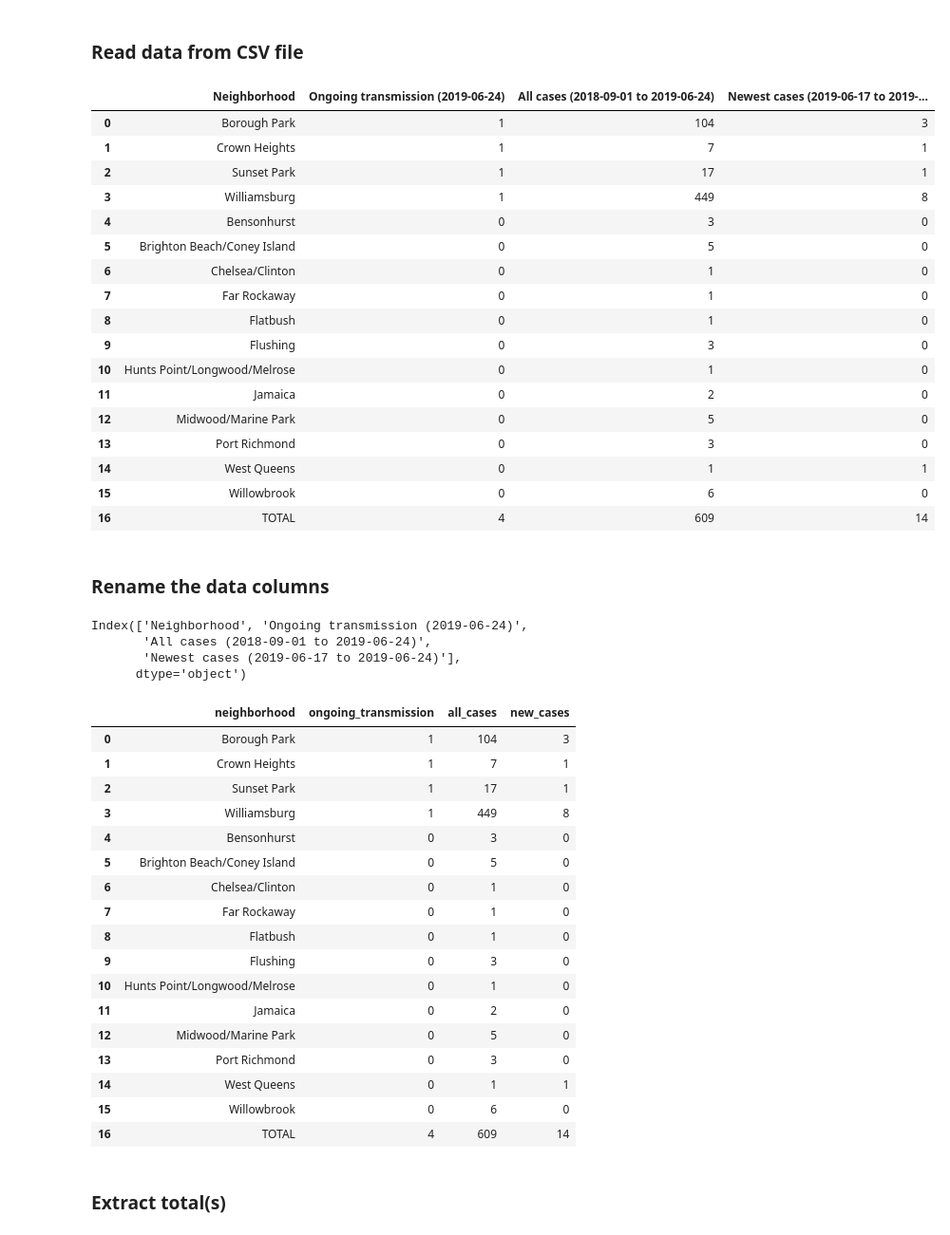
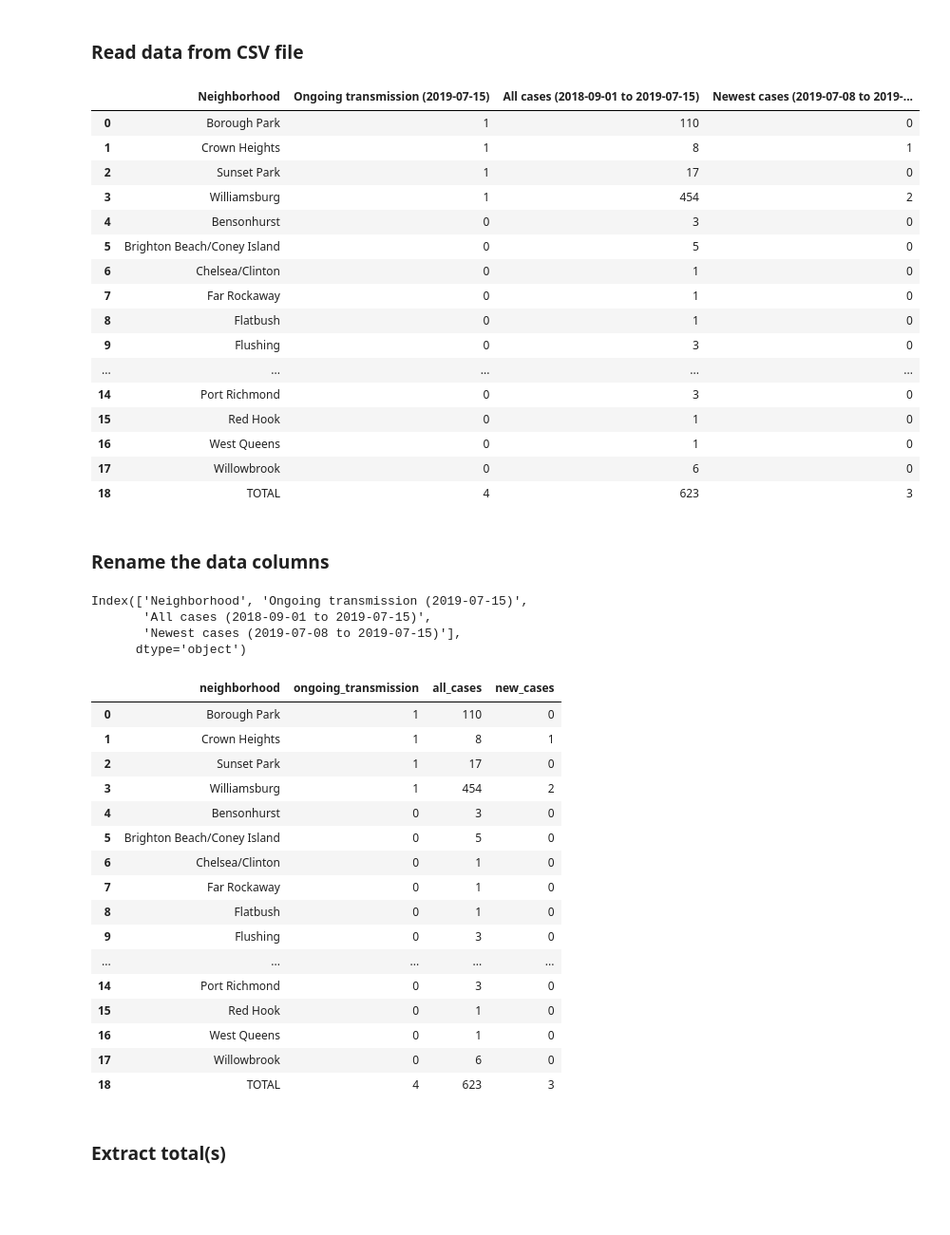
Before and after one commit to carlos-afonso/measles, a Jupyter notebook: code/nyc_measles_cases_by_neighborhood.ipynb, the cells around one changed output. Shown at 95% size. Drawn from its saved outputs; the diff is of its cells as text; code cells hidden in the pictures; blank space fills up the shorter version.

Commit message:
Updates NYC measles cases by neighborhood

```diff
--- a/code/nyc_measles_cases_by_neighborhood.ipynb
+++ b/code/nyc_measles_cases_by_neighborhood.ipynb
@@ -18,28 +18,27 @@ import re
 # %% [markdown]
 ### Read data from CSV file
 # %%
-measles_df = pd.read_csv('../data/nyc_health_measles_cases_by_neighborhood_2019-06-24.csv')
+measles_df = pd.read_csv('../data/nyc_health_measles_cases_by_neighborhood_2019-07-15.csv')
 
 measles_df
 # %% [output]
-|  | Neighborhood | Ongoing transmission (2019-06-24) | All cases (2018-09-01 to 2019-06-24) | Newest cases (2019-06-17 to 2019-... |
-| 0 | Borough Park | 1 | 104 | 3 |
-| 1 | Crown Heights | 1 | 7 | 1 |
-| 2 | Sunset Park | 1 | 17 | 1 |
-| 3 | Williamsburg | 1 | 449 | 8 |
+|  | Neighborhood | Ongoing transmission (2019-07-15) | All cases (2018-09-01 to 2019-07-15) | Newest cases (2019-07-08 to 2019-... |
+| 0 | Borough Park | 1 | 110 | 0 |
+| 1 | Crown Heights | 1 | 8 | 1 |
+| 2 | Sunset Park | 1 | 17 | 0 |
+| 3 | Williamsburg | 1 | 454 | 2 |
 | 4 | Bensonhurst | 0 | 3 | 0 |
 | 5 | Brighton Beach/Coney Island | 0 | 5 | 0 |
 | 6 | Chelsea/Clinton | 0 | 1 | 0 |
 | 7 | Far Rockaway | 0 | 1 | 0 |
 | 8 | Flatbush | 0 | 1 | 0 |
 | 9 | Flushing | 0 | 3 | 0 |
-| 10 | Hunts Point/Longwood/Melrose | 0 | 1 | 0 |
-| 11 | Jamaica | 0 | 2 | 0 |
-| 12 | Midwood/Marine Park | 0 | 5 | 0 |
-| 13 | Port Richmond | 0 | 3 | 0 |
-| 14 | West Queens | 0 | 1 | 1 |
-| 15 | Willowbrook | 0 | 6 | 0 |
-| 16 | TOTAL | 4 | 609 | 14 |
+| ... | ... | ... | ... | ... |
+| 14 | Port Richmond | 0 | 3 | 0 |
+| 15 | Red Hook | 0 | 1 | 0 |
+| 16 | West Queens | 0 | 1 | 0 |
+| 17 | Willowbrook | 0 | 6 | 0 |
+| 18 | TOTAL | 4 | 623 | 3 |
 # %% [markdown]
 ### Rename the data columns
 # %%
@@ -47,9 +46,9 @@ original_cols = measles_df.columns
 
 original_cols
 # %% [output]
-Index(['Neighborhood', 'Ongoing transmission (2019-06-24)',
-       'All cases (2018-09-01 to 2019-06-24)',
-       'Newest cases (2019-06-17 to 2019-06-24)'],
+Index(['Neighborhood', 'Ongoing transmission (2019-07-15)',
+       'All cases (2018-09-01 to 2019-07-15)',
+       'Newest cases (2019-07-08 to 2019-07-15)'],
       dtype='object')
 # %%
 new_cols = ['neighborhood', 'ongoing_transmission', 'all_cases', 'new_cases']
@@ -59,23 +58,22 @@ measles_df.columns = new_cols
 measles_df
 # %% [output]
 |  | neighborhood | ongoing_transmission | all_cases | new_cases |
-| 0 | Borough Park | 1 | 104 | 3 |
-| 1 | Crown Heights | 1 | 7 | 1 |
-| 2 | Sunset Park | 1 | 17 | 1 |
-| 3 | Williamsburg | 1 | 449 | 8 |
+| 0 | Borough Park | 1 | 110 | 0 |
+| 1 | Crown Heights | 1 | 8 | 1 |
+| 2 | Sunset Park | 1 | 17 | 0 |
+| 3 | Williamsburg | 1 | 454 | 2 |
 | 4 | Bensonhurst | 0 | 3 | 0 |
 | 5 | Brighton Beach/Coney Island | 0 | 5 | 0 |
 | 6 | Chelsea/Clinton | 0 | 1 | 0 |
 | 7 | Far Rockaway | 0 | 1 | 0 |
 | 8 | Flatbush | 0 | 1 | 0 |
 | 9 | Flushing | 0 | 3 | 0 |
-| 10 | Hunts Point/Longwood/Melrose | 0 | 1 | 0 |
-| 11 | Jamaica | 0 | 2 | 0 |
-| 12 | Midwood/Marine Park | 0 | 5 | 0 |
-| 13 | Port Richmond | 0 | 3 | 0 |
-| 14 | West Queens | 0 | 1 | 1 |
-| 15 | Willowbrook | 0 | 6 | 0 |
-| 16 | TOTAL | 4 | 609 | 14 |
+| ... | ... | ... | ... | ... |
+| 14 | Port Richmond | 0 | 3 | 0 |
+| 15 | Red Hook | 0 | 1 | 0 |
+| 16 | West Queens | 0 | 1 | 0 |
+| 17 | Willowbrook | 0 | 6 | 0 |
+| 18 | TOTAL | 4 | 623 | 3 |
 # %% [markdown]
 ### Extract total(s)
 # %%
```
Also changed, not shown: parts of 15 cells of this notebook, 4 other files.
